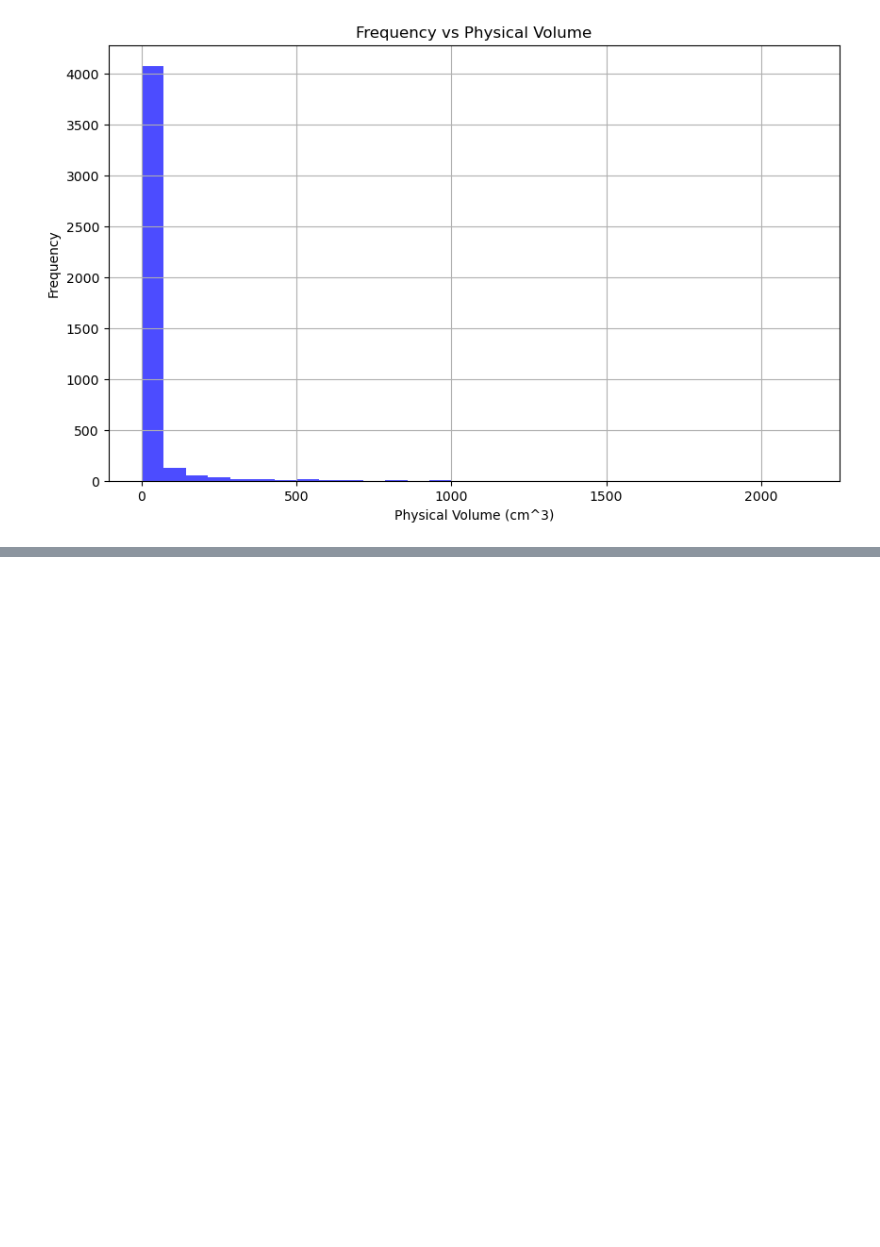
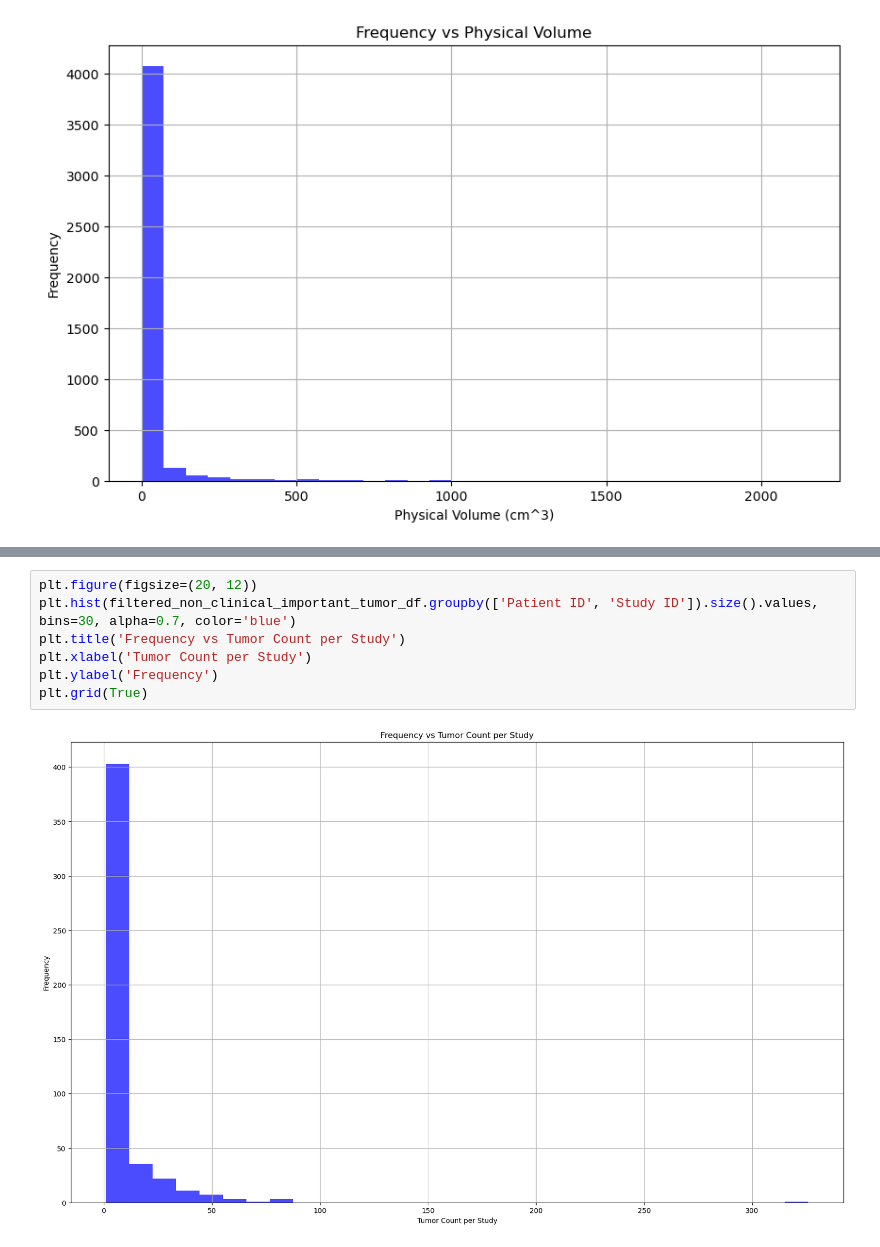
Before and after one commit to WenyuanChen1326/IBM_Tumor_Project, a Jupyter notebook: Data_Preprocess/process_csv.ipynb, the cells around one changed output, grey strips where cells are left out. Drawn from its saved outputs; the diff is of its cells as text; blank space fills up the shorter version.

```diff
--- a/Data_Preprocess/process_csv.ipynb
+++ b/Data_Preprocess/process_csv.ipynb
@@ -179,0 +170,9 @@ assert num_unique_studies.shape[0] == 1014
+# %%
+plt.figure(figsize=(20, 12))
+plt.hist(filtered_non_clinical_important_tumor_df.groupby(['Patient ID', 'Study ID']).size().values, bins=30, alpha=0.7, color='blue')
+plt.title('Frequency vs Tumor Count per Study')
+plt.xlabel('Tumor Count per Study')
+plt.ylabel('Frequency')
+plt.grid(True)
+# %% [output]
+[figure, added]
```
Also changed, not shown: parts of 22 cells of this notebook.
